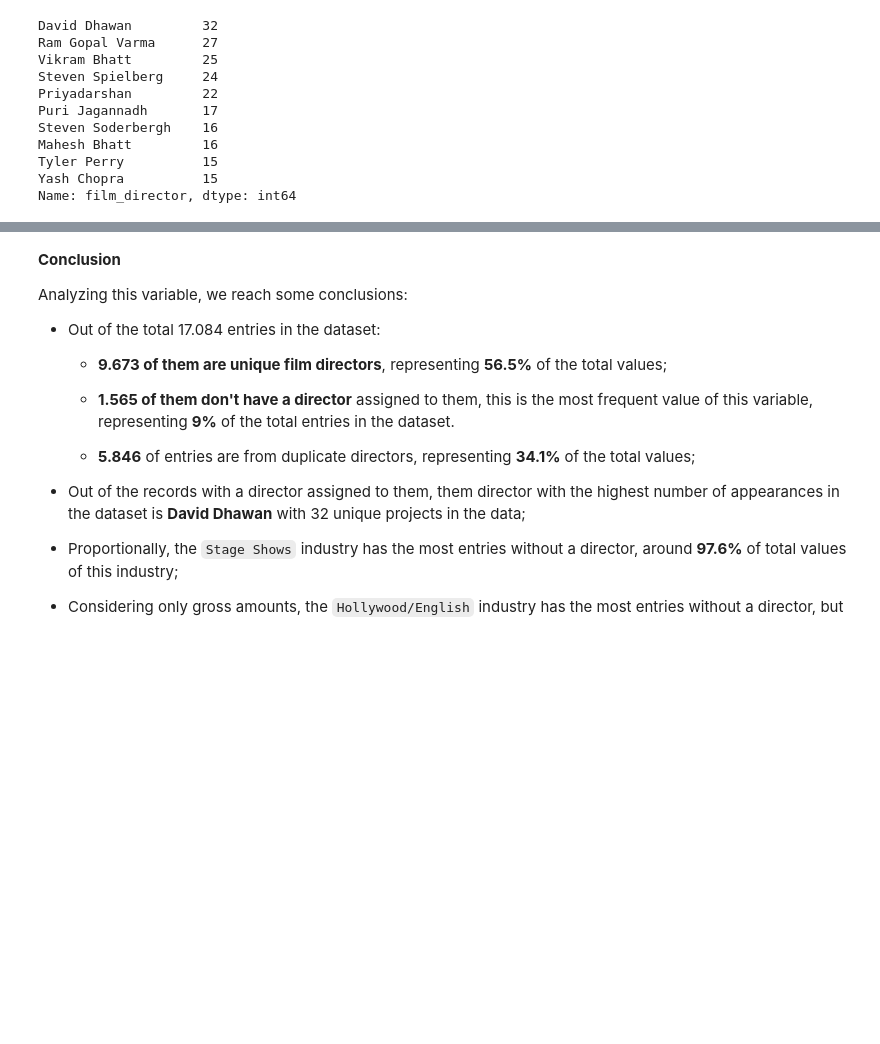
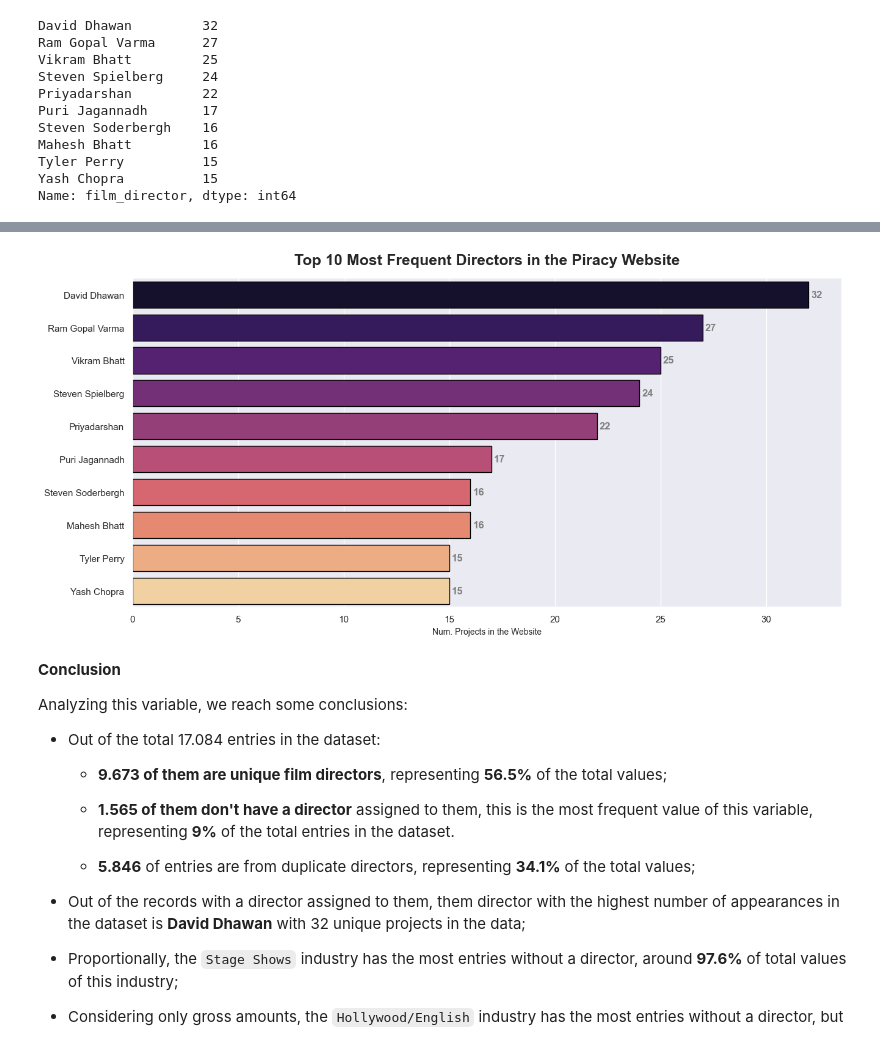
Before and after one commit to JoSEPHDev2022/EDA_Pirated_Movies, a Jupyter notebook: project/2_univariate_analysis.ipynb, the cells around one changed output, grey strips where cells are left out. Saved outputs shown, nothing was run; the diff lists cells and outputs as text; code cells hidden in the pictures; blank space fills up the shorter version.

Commit message:
Adding visuals to director analysis and completing industry analysis.

```diff
--- a/project/2_univariate_analysis.ipynb
+++ b/project/2_univariate_analysis.ipynb
@@ -382,7 +382,9 @@ We can see that:
 We can also check wich director shows up the most, considering the entries with a director:
 # %%
 # Checking the most frequent director:
-pirated_films.query('film_director != "Not Assigned"')['film_director'].value_counts().head(10)
+director_projects = pirated_films.query('film_director != "Not Assigned"')['film_director'].value_counts().head(10)
+
+director_projects
 # %% [output]
 David Dhawan         32
 Ram Gopal Varma      27
@@ -399,0 +402,6 @@ We can see that, out of the entries with a director assigned to them, **David Dh
+# %%
+# Creating a new dataframe with the director counts:
+director_count = pd.DataFrame({'director':director_projects.index,
+                               'num_projects': director_projects.values})
+
+director_count
@@ -400,3 +420,33 @@ We can see that, out of the entries with a director assigned to them, **David Dh
+# %%
+# Setting figure size:
+fig, ax = plt.subplots(figsize=(15, 7))
+
+# Creating barplot:
+ax = sns.barplot(data=director_count,
+                 x='num_projects',
+                 y='director',
+                 edgecolor='black',
+                 palette='magma')
+
+# Setting title and labels:
+plt.title('Top 10 Most Frequent Directors in the Piracy Website',
+          fontdict={'size': 18, 'weight': 'bold'}, pad=16)
+
+plt.xlabel('Num. Projects in the Website',
+           fontdict={'size': 10})
+
+plt.ylabel('')
+
+# Forcing y axis to start at 0:
+ax.set_xlim(xmin=0)
+
+# Setting loop to display values at the top of the bars:
+for (labels) in ax.containers:
+    ax.bar_label(labels, padding=3, color='gray', fontweight='bold')
+
+plt.show()
+# %% [output]
+[figure, added]
 # %% [markdown]
 **Conclusion**
 
```
Also changed, not shown: parts of 12 cells of this notebook.
